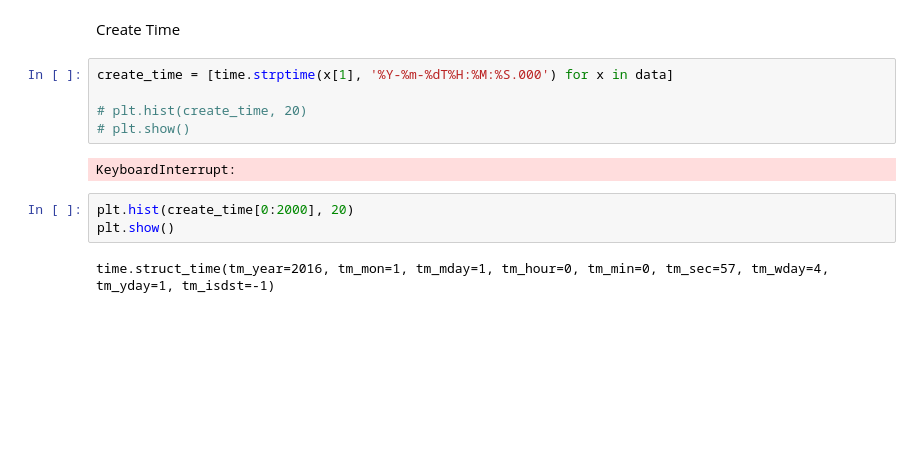
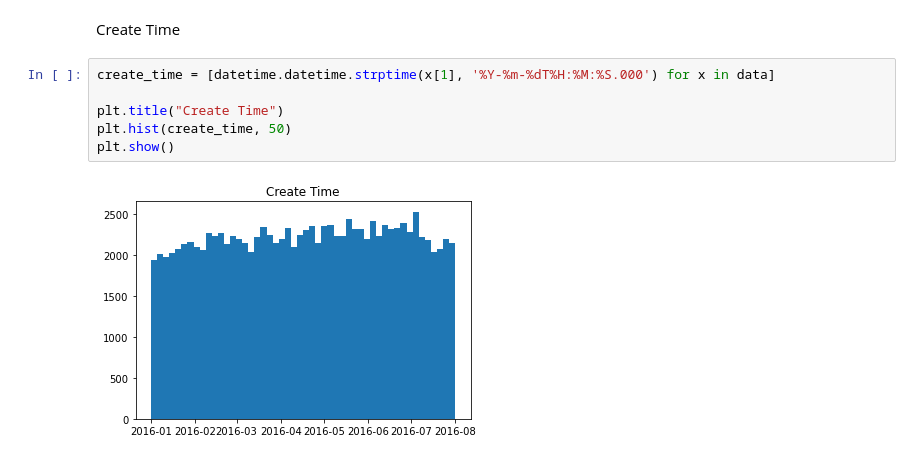
Before and after one commit to xinzwang/data-mining, a Jupyter notebook: Oakland Crime.ipynb, the cells around one changed output. Saved outputs shown, nothing was run; the diff lists cells and outputs as text; blank space fills up the shorter version.

```diff
--- a/Oakland Crime.ipynb
+++ b/Oakland Crime.ipynb
@@ -77,14 +85,10 @@ Have None:False   col:Closed Time
 # %% [markdown]
 Create Time
 # %%
-create_time = [time.strptime(x[1], '%Y-%m-%dT%H:%M:%S.000') for x in data]
+create_time = [datetime.datetime.strptime(x[1], '%Y-%m-%dT%H:%M:%S.000') for x in data]
 
-# plt.hist(create_time, 20)
-# plt.show()
+plt.title("Create Time")
+plt.hist(create_time, 50)
+plt.show()
 # %% [output]
-KeyboardInterrupt:
+[figure, added]
-# %%
-plt.hist(create_time[0:2000], 20)
-plt.show()
-# %% [output]
-time.struct_time(tm_year=2016, tm_mon=1, tm_mday=1, tm_hour=0, tm_min=0, tm_sec=57, tm_wday=4, tm_yday=1, tm_isdst=-1)
```
Also changed, not shown: parts of 31 cells of this notebook, 2 other files.
